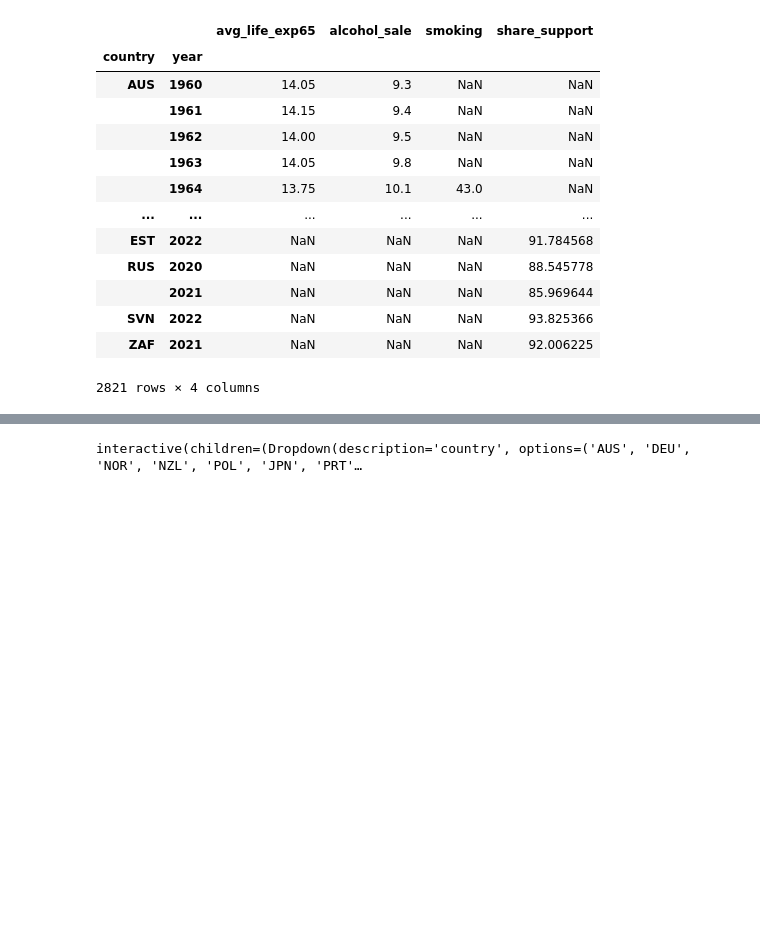
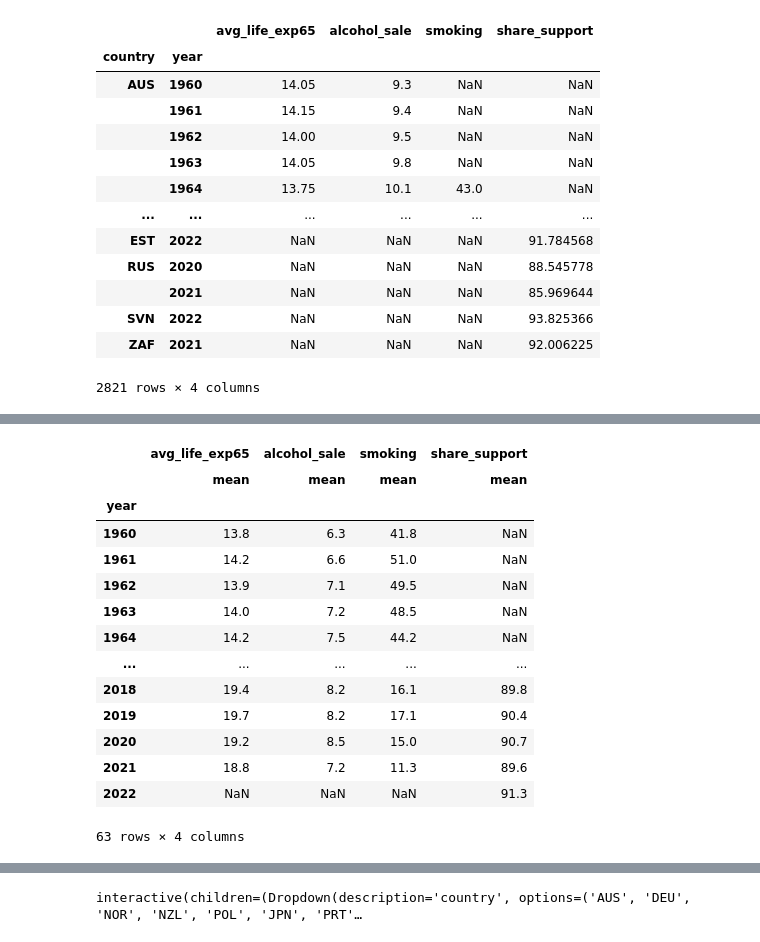
Before and after one commit to NumEconCopenhagen/projects-2023-ida-simone-elin, a Jupyter notebook: dataproject/dataproject.ipynb, the cells around one changed output, grey strips where cells are left out. Cells and saved outputs as stored; diff of their text form; code cells hidden in the pictures; blank space fills up the shorter version.

```diff
--- a/dataproject/dataproject.ipynb
+++ b/dataproject/dataproject.ipynb
@@ -205,0 +227,19 @@ merged.set_index(['country','year'])
+# %%
+#We look at the averages across the countries for each year to see the development
+merged.groupby('year').agg(['mean']).round(1)
+# %% [output]
+|  | avg_life_exp65 | alcohol_sale | smoking | share_support |
+|  | mean | mean | mean | mean |
+| year |  |  |  |  |
+| 1960 | 13.8 | 6.3 | 41.8 | NaN |
+| 1961 | 14.2 | 6.6 | 51.0 | NaN |
+| 1962 | 13.9 | 7.1 | 49.5 | NaN |
+| 1963 | 14.0 | 7.2 | 48.5 | NaN |
+| 1964 | 14.2 | 7.5 | 44.2 | NaN |
+| ... | ... | ... | ... | ... |
+| 2018 | 19.4 | 8.2 | 16.1 | 89.8 |
+| 2019 | 19.7 | 8.2 | 17.1 | 90.4 |
+| 2020 | 19.2 | 8.5 | 15.0 | 90.7 |
+| 2021 | 18.8 | 7.2 | 11.3 | 89.6 |
+| 2022 | NaN | NaN | NaN | 91.3 |
+63 rows × 4 columns
```
Also changed, not shown: parts of 9 cells of this notebook.
